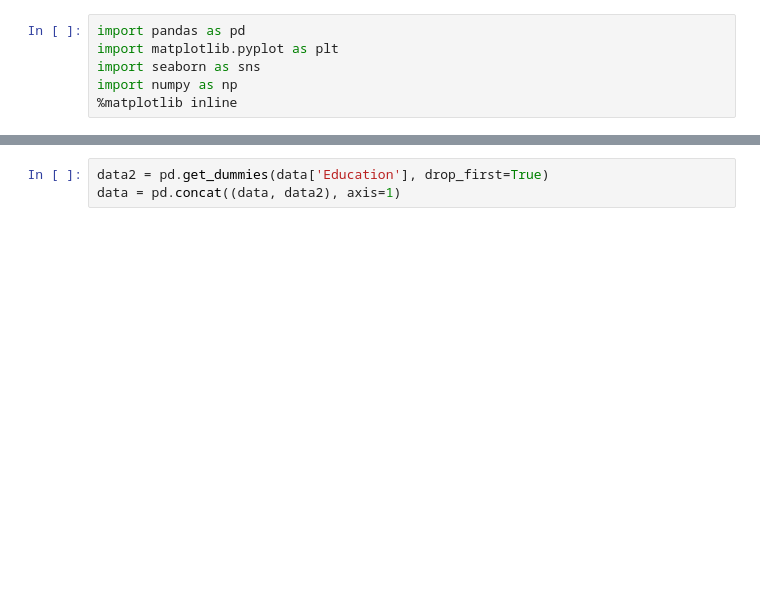
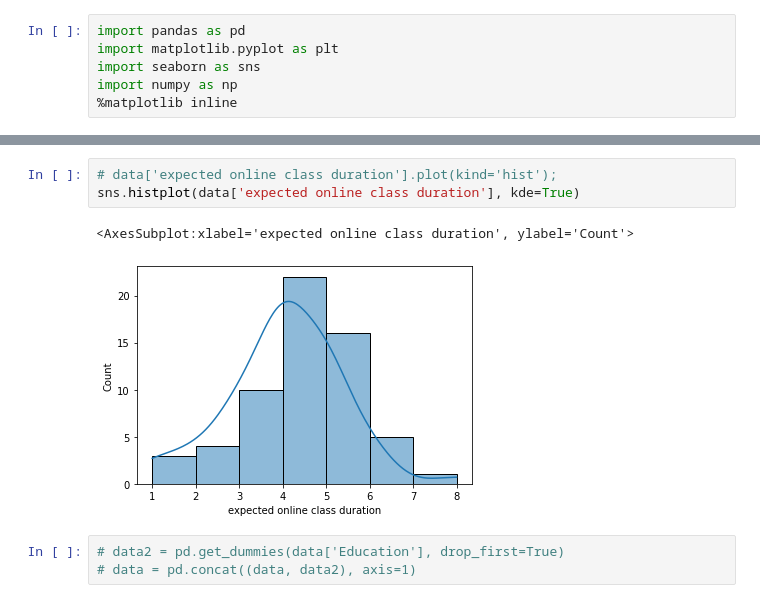
Before and after one commit to BALAJI24092001/Student-Perception-Analysis, a Jupyter notebook: StudentPercetionAnalysis.ipynb, the cells around one changed output, grey strips where cells are left out. Saved outputs shown, nothing was run; the diff lists cells and outputs as text; blank space fills up the shorter version.

```diff
--- a/StudentPercetionAnalysis.ipynb
+++ b/StudentPercetionAnalysis.ipynb
@@ -40,6 +57,12 @@ memory usage: 8.2+ KB
+# %%
+# data['expected online class duration'].plot(kind='hist');
+sns.histplot(data['expected online class duration'], kde=True)
+# %% [output]
+<AxesSubplot:xlabel='expected online class duration', ylabel='Count'>
+[figure, added]
 # %%
-data2 = pd.get_dummies(data['Education'], drop_first=True)
-data = pd.concat((data, data2), axis=1)
+# data2 = pd.get_dummies(data['Education'], drop_first=True)
+# data = pd.concat((data, data2), axis=1)
 # %%
 data.head()
 # %% [output]
```
Also changed, not shown: parts of 11 cells of this notebook.
